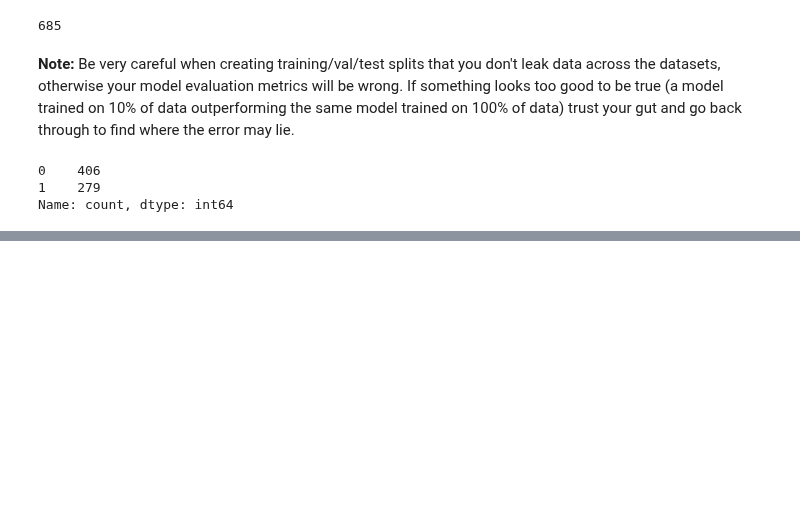
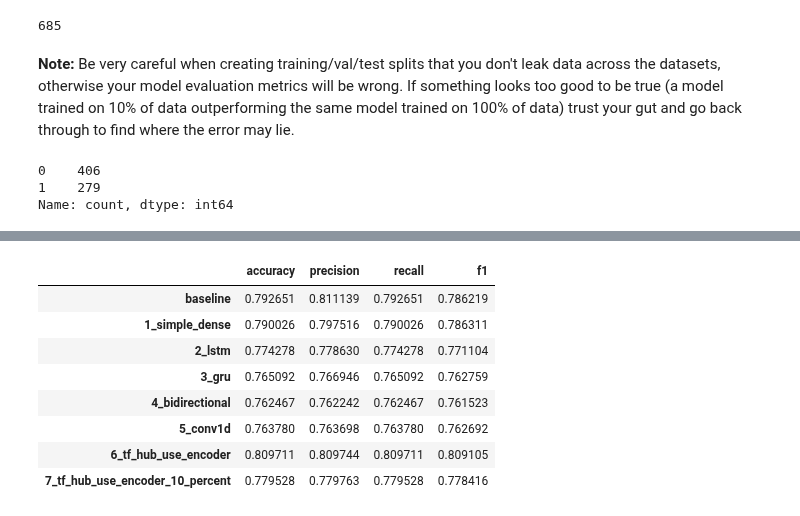
Before and after one commit to Roronoa-17/TF_ZTM, a Jupyter notebook: 08_Introduction_to_NLP_in_TF.ipynb, the cells around one changed output, grey strips where cells are left out. Saved outputs shown, nothing was run; the diff lists cells and outputs as text; code cells hidden in the pictures; blank space fills up the shorter version.

```diff
--- a/08_Introduction_to_NLP_in_TF.ipynb
+++ b/08_Introduction_to_NLP_in_TF.ipynb
@@ -1151,0 +1176,14 @@ Name: count, dtype: int64
+# %%
+# Reduce the accuracy to the same scale as other metrics
+all_model_results["accuracy"] = all_model_results["accuracy"] / 100
+all_model_results
+# %% [output]
+|  | accuracy | precision | recall | f1 |
+| baseline | 0.792651 | 0.811139 | 0.792651 | 0.786219 |
+| 1_simple_dense | 0.790026 | 0.797516 | 0.790026 | 0.786311 |
+| 2_lstm | 0.774278 | 0.778630 | 0.774278 | 0.771104 |
+| 3_gru | 0.765092 | 0.766946 | 0.765092 | 0.762759 |
+| 4_bidirectional | 0.762467 | 0.762242 | 0.762467 | 0.761523 |
+| 5_conv1d | 0.763780 | 0.763698 | 0.763780 | 0.762692 |
+| 6_tf_hub_use_encoder | 0.809711 | 0.809744 | 0.809711 | 0.809105 |
+| 7_tf_hub_use_encoder_10_percent | 0.779528 | 0.779763 | 0.779528 | 0.778416 |
```
Also changed, not shown: parts of 33 cells of this notebook.
